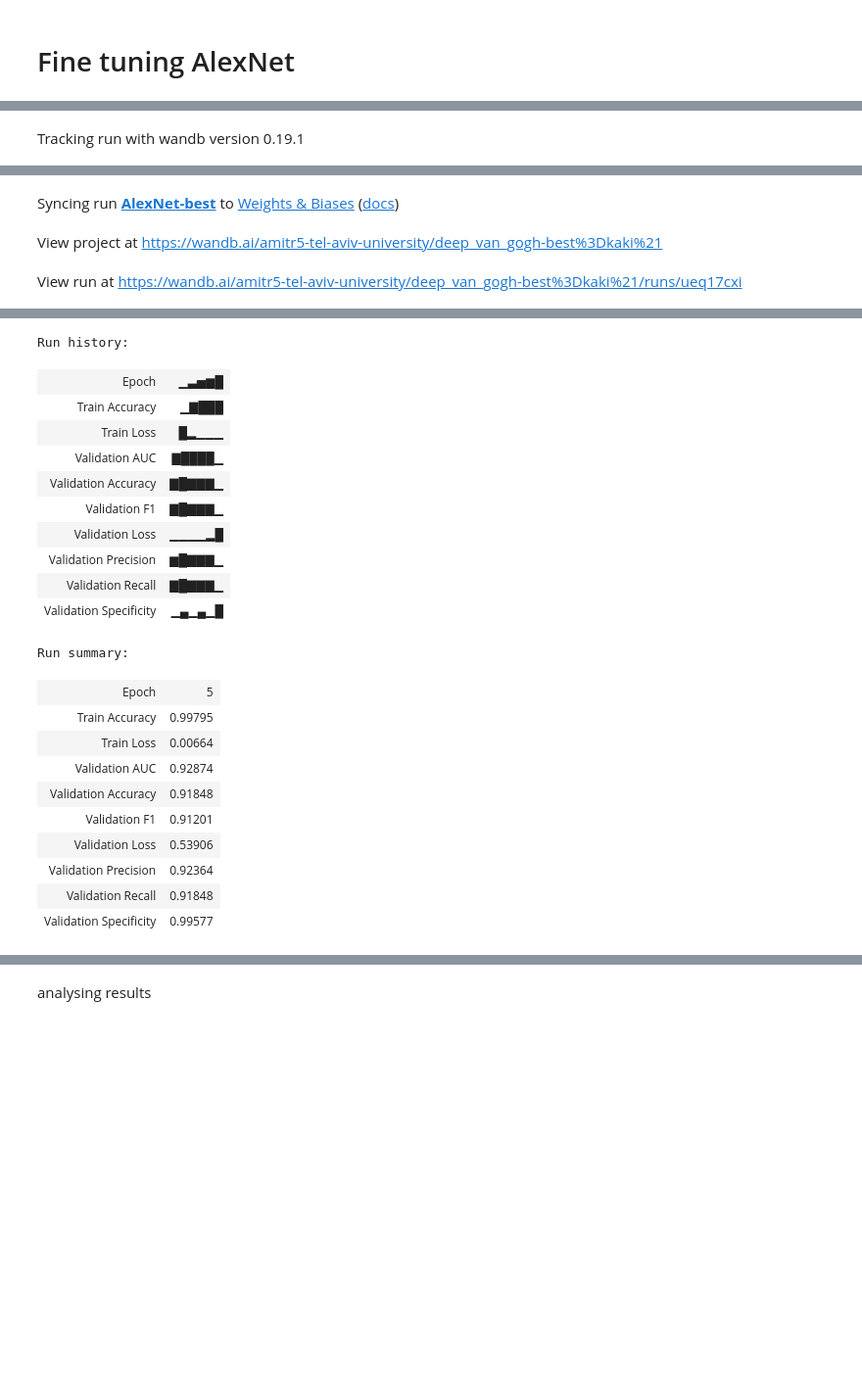
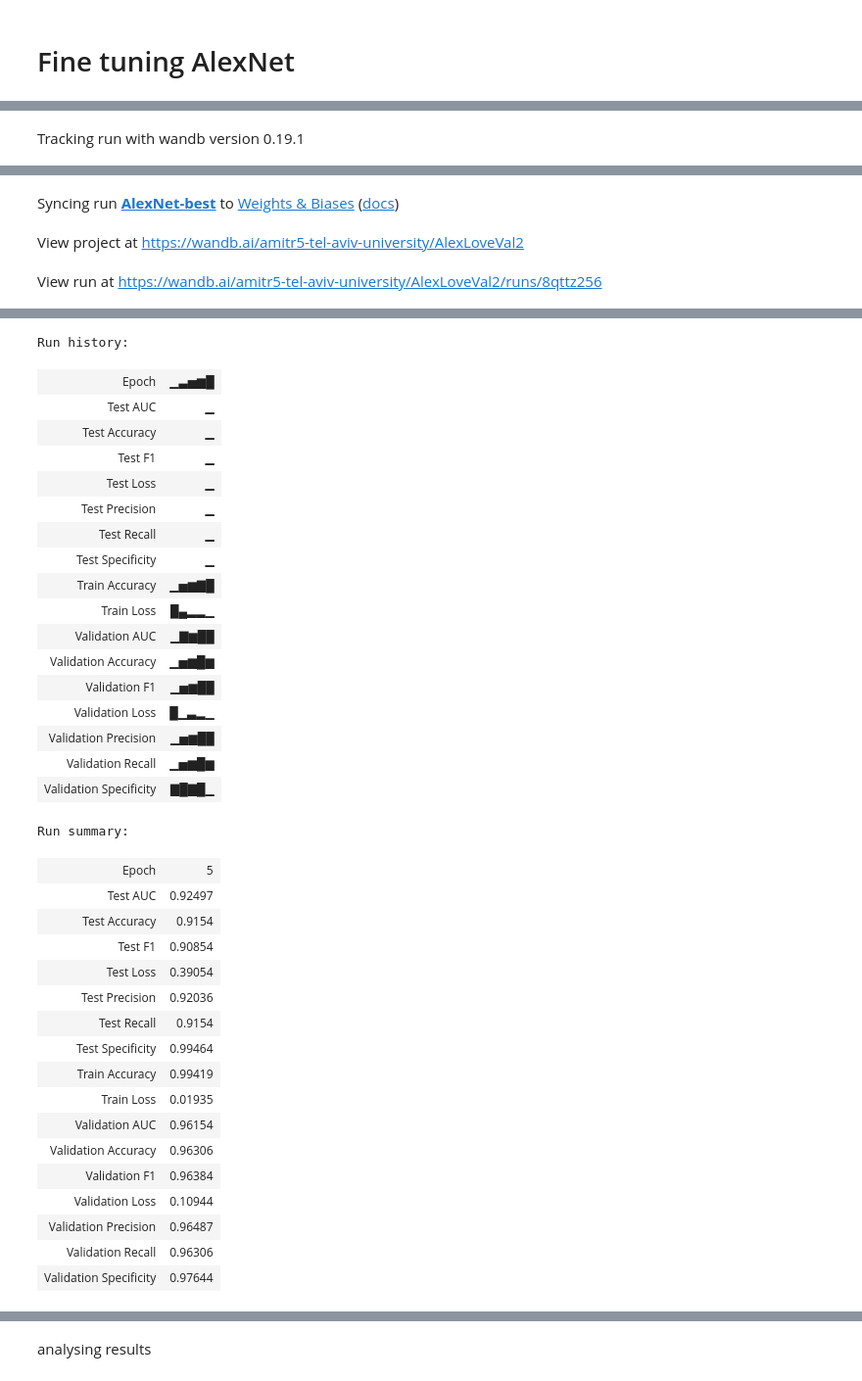
Before and after one commit to amitxy/deep_van_gogh, a Jupyter notebook: main.ipynb, the cells around one changed output, grey strips where cells are left out. Shown: that part at 98% size. Saved outputs shown, nothing was run; the diff lists cells and outputs as text; code cells hidden in the pictures; blank space fills up the shorter version.

Commit message:
Added confusion matrix to wandb log and an option to log test results separately

```diff
--- a/main.ipynb
+++ b/main.ipynb
@@ -238,6 +233,2 @@ def objective(trial, architecture, config: dict) -> float:
     # Return best validation loss as the objective to minimize
     return mean_dict['Validation AUC']
-# %%
-n_trials = 10
-study = optuna.create_study(study_name=VGG19, direction='maximize')
-study.optimize(lambda trial: objective(trial, VGG19, config={}), n_trials=n_trials)
@@ -280 +241,5 @@ View project at https://wandb.ai/amitr5-tel-aviv-university/deep_van_gogh-112311
+# %%
+n_trials = 10
+study = optuna.create_study(study_name=VGG19, direction='maximize')
+study.optimize(lambda trial: objective(trial, VGG19, config={'project': 'deep_van_gogh_cross'}), n_trials=n_trials)
 # %%
@@ -311,11 +272,7 @@ View run at https://wandb.ai/amitr5-tel-aviv-university/deep_van_gogh-best%3Dkak
 KeyboardInterrupt
 # %% [markdown]
 # Fine tuning AlexNet
-# %%
-# Load the AlexNet model
-alexnet = models.alexnet(weights=models.AlexNet_Weights.DEFAULT).to(device)
-# alexnet_model = FinedTunedModel(alexnet, ALEXNET).to(device)
-# alexnet_model
 # %%
+n_trials = 3
 study = optuna.create_study(study_name=ALEXNET, direction='maximize')
-study.optimize(lambda trial: objective(trial, ALEXNET, config={}), n_trials=n_trials)
+study.optimize(lambda trial: objective(trial, ALEXNET, config={'project':'AlexLoveVal2'}), n_trials=n_trials)
@@ -329,7 +320,7 @@ optimizer = optim.Adam(model.parameters(), lr=0.0000607994047379646, weight_deca
 criterion = nn.CrossEntropyLoss()
 batch_size=128
 epochs=5
-wandb.init(project='deep_van_gogh-best=kaki!',
+wandb.init(project='AlexLoveVal2',
                        config={ "learning_rate": lr,
                                 "weight_decay": weight_decay,
                                 "patience": 8,
@@ -340,8 +331,8 @@ wandb.init(project='deep_van_gogh-best=kaki!',
                                 }, name=f"{ALEXNET}-best")
         ################
 train_model_with_hyperparams(model, train_loader, val_loader, optimizer, criterion, epochs=epochs, patience=8,device=device, trial=None, architecture=ALEXNET, fold=0, save_model=True, log=True)
-# test_loader = DataLoader(test_dataset, batch_size=batch_size, shuffle=False)
-best_values = train.validation(model, criterion, test_loader, device)
+
+best_values = train.validation(model, criterion, test_loader, device, is_test=True)
 wandb.log(best_values)
 wandb.finish()
 # %% [output]
@@ -350,26 +343,40 @@ Run data is saved locally in C:\Projects\deep_van_gogh\wandb\run-20250330_003735
 Syncing run AlexNet-best to Weights & Biases (docs)
-View project at https://wandb.ai/amitr5-tel-aviv-university/deep_van_gogh-best%3Dkaki%21
+View project at https://wandb.ai/amitr5-tel-aviv-university/AlexLoveVal2
-View run at https://wandb.ai/amitr5-tel-aviv-university/deep_van_gogh-best%3Dkaki%21/runs/ueq17cxi
+View run at https://wandb.ai/amitr5-tel-aviv-university/AlexLoveVal2/runs/8qttz256
 [interactive output not drawn]
-Run history:
+Run history:
 | Epoch | ▁▃▅▆█ |
-| Train Accuracy | ▁▇███ |
-| Train Loss | █▂▁▁▁ |
-| Validation AUC | ▇████▁ |
-| Validation Accuracy | ▇█▇▇▇▁ |
-| Validation F1 | ▇█▇▇▇▁ |
-| Validation Loss | ▁▁▁▁▂█ |
-| Validation Precision | ▆█▇▇▇▁ |
-| Validation Recall | ▇█▇▇▇▁ |
-| Validation Specificity | ▁▄▁▄▁█ |
+| Test AUC | ▁ |
+| Test Accuracy | ▁ |
+| Test F1 | ▁ |
+| Test Loss | ▁ |
+| Test Precision | ▁ |
+| Test Recall | ▁ |
+| Test Specificity | ▁ |
+| Train Accuracy | ▁▅▆▇█ |
+| Train Loss | █▄▂▂▁ |
+| Validation AUC | ▁▇▆██ |
+| Validation Accuracy | ▁▅▆█▆ |
+| Validation F1 | ▁▅▆██ |
+| Validation Loss | █▁▃▂▁ |
+| Validation Precision | ▁▅▆██ |
+| Validation Recall | ▁▅▆█▆ |
+| Validation Specificity | ▇█▇█▁ |
-Run summary:
+Run summary:
 | Epoch | 5 |
-| Train Accuracy | 0.99795 |
-| Train Loss | 0.00664 |
-| Validation AUC | 0.92874 |
-| Validation Accuracy | 0.91848 |
-| Validation F1 | 0.91201 |
-| Validation Loss | 0.53906 |
-| Validation Precision | 0.92364 |
-| Validation Recall | 0.91848 |
-| Validation Specificity | 0.99577 |
+| Test AUC | 0.92497 |
+| Test Accuracy | 0.9154 |
+| Test F1 | 0.90854 |
+| Test Loss | 0.39054 |
+| Test Precision | 0.92036 |
+| Test Recall | 0.9154 |
+| Test Specificity | 0.99464 |
+| Train Accuracy | 0.99419 |
+| Train Loss | 0.01935 |
+| Validation AUC | 0.96154 |
+| Validation Accuracy | 0.96306 |
+| Validation F1 | 0.96384 |
+| Validation Loss | 0.10944 |
+| Validation Precision | 0.96487 |
+| Validation Recall | 0.96306 |
+| Validation Specificity | 0.97644 |
```
Also changed, not shown: parts of 10 cells of this notebook, 2 other files.
